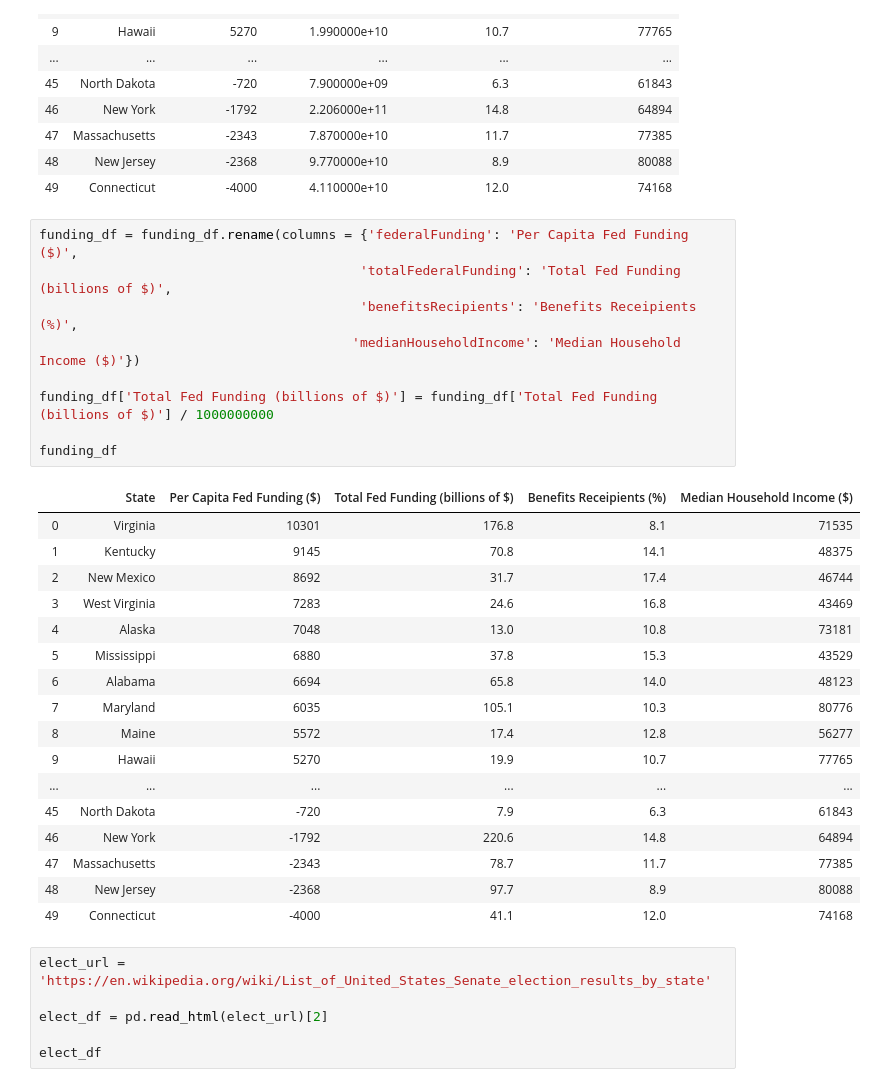
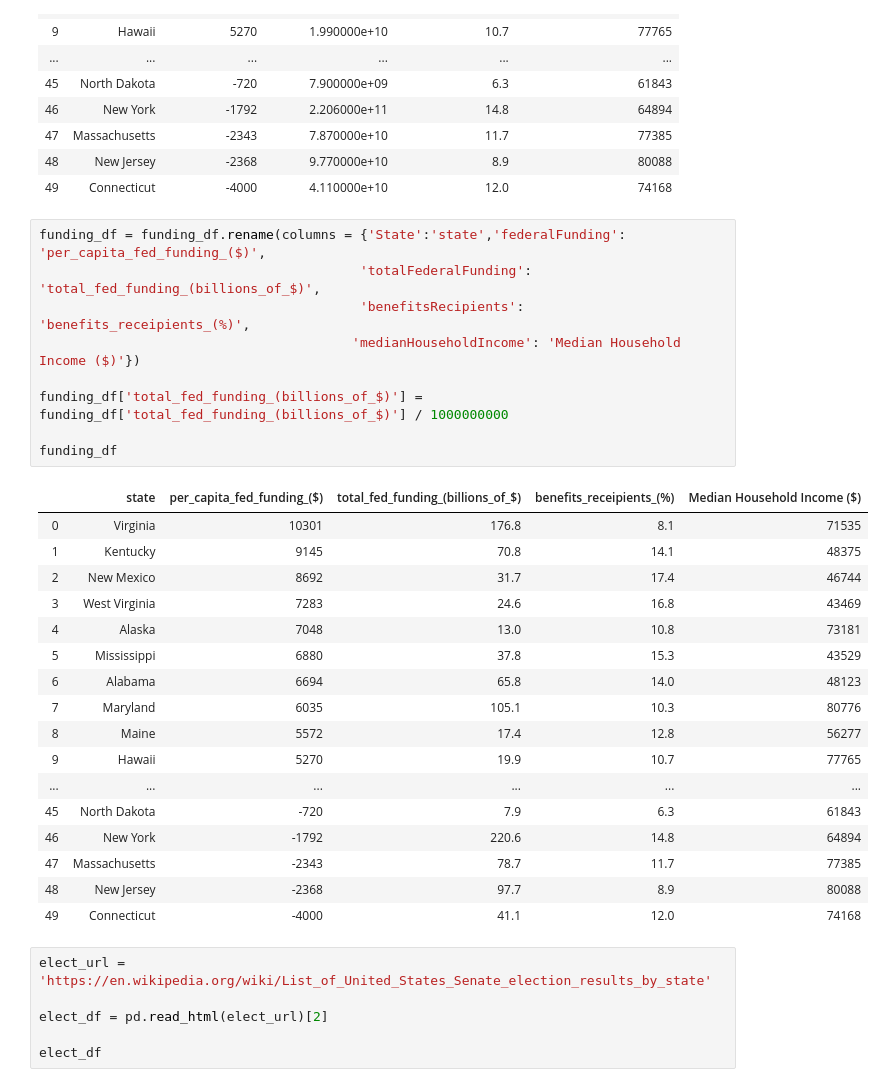
Before and after one commit to jmrafferty/US-Representation-Project, a Jupyter notebook: Representation/Represention.ipynb, the cells around one changed output. Cells and saved outputs as stored; diff of their text form.

```diff
--- a/Representation/Represention.ipynb
+++ b/Representation/Represention.ipynb
@@ -232,16 +232,16 @@ funding_df
 | 48 | New Jersey | -2368 | 9.770000e+10 | 8.9 | 80088 |
 | 49 | Connecticut | -4000 | 4.110000e+10 | 12.0 | 74168 |
 # %%
-funding_df = funding_df.rename(columns = {'federalFunding': 'Per Capita Fed Funding ($)',
-                                         'totalFederalFunding': 'Total Fed Funding (billions of $)',
-                                         'benefitsRecipients': 'Benefits Receipients (%)',
+funding_df = funding_df.rename(columns = {'State':'state','federalFunding': 'per_capita_fed_funding_($)',
+                                         'totalFederalFunding': 'total_fed_funding_(billions_of_$)',
+                                         'benefitsRecipients': 'benefits_receipients_(%)',
                                         'medianHouseholdIncome': 'Median Household Income ($)'})
 
-funding_df['Total Fed Funding (billions of $)'] = funding_df['Total Fed Funding (billions of $)'] / 1000000000
+funding_df['total_fed_funding_(billions_of_$)'] = funding_df['total_fed_funding_(billions_of_$)'] / 1000000000
 
 funding_df
 # %% [output]
-|  | State | Per Capita Fed Funding ($) | Total Fed Funding (billions of $) | Benefits Receipients (%) | Median Household Income ($) |
+|  | state | per_capita_fed_funding_($) | total_fed_funding_(billions_of_$) | benefits_receipients_(%) | Median Household Income ($) |
 | 0 | Virginia | 10301 | 176.8 | 8.1 | 71535 |
 | 1 | Kentucky | 9145 | 70.8 | 14.1 | 48375 |
 | 2 | New Mexico | 8692 | 31.7 | 17.4 | 46744 |
```
Also changed, not shown: parts of 8 cells of this notebook.
